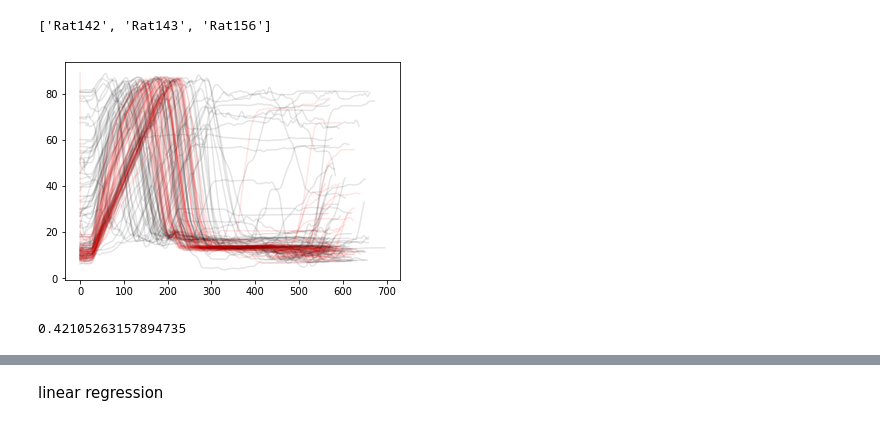
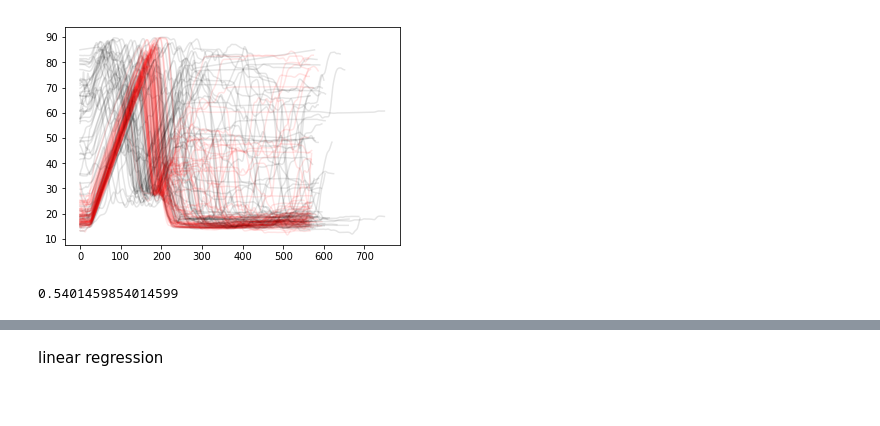
Before and after one commit to AtMostafa/2020-striatal-function, a Jupyter notebook: _experimental/TestNotebook.ipynb, the cells around one changed output, grey strips where cells are left out. Drawn from its saved outputs; the diff is of its cells as text; code cells hidden in the pictures.

```diff
--- a/_experimental/TestNotebook.ipynb
+++ b/_experimental/TestNotebook.ipynb
@@ -58,15 +58,13 @@ profile={'Type':'Good',
          'rewardType':'Progressive',
 #          'initialSpeed':'10',
 #          'Speed':['10'],
-         'Tag':'Late-Lesion_DMS-NoTimeout'
+         'Tag':'Late-Lesion_VS'
          }
 
 animalList=batch_get_animal_list(root,profile)
 print(animalList)
-# %% [output]
-['Rat142', 'Rat143', 'Rat156']
 # %%
-def sequential_trials(data, xFront=20, xBackMin=40):
+def sequential_trials(data, xFront=30, xBackMin=50):
     detect_trial_end(data,trials=data.position.keys())
     cs=int(data.cameraSamplingRate)
     beamOff=scipy.stats.mode(read_file(data,paramName="consider beam state after (s)",valueType=float
@@ -85,7 +83,7 @@ def sequential_trials(data, xFront=20, xBackMin=40):
         if np.isnan(data.entranceTime[trial]) or data.entranceTime[trial]==data.maxTrialDuration[trial]:
             continue
 
-        trialPos=pos[trialStart:data.indexEndTrial[trial]]
+        trialPos=pos[trialStart:trialStart+int(cs*data.entranceTime[trial])]
 
         #moving a sufficiently backward!
         if trialPos.max() < xBackMin:
@@ -107,9 +105,9 @@ def sequential_trials(data, xFront=20, xBackMin=40):
 
     return np.array(seqTrial),np.array(fireTime)
 # %%
-session='Rat267_2018_09_03_11_38'
+session='Rat265_2018_07_13_14_39'
 data=Data(root,session[:6],session,param=param,redoPreprocess=False, saveAsPickle=False);
-a,b=sequential_trials(data)
+a,b=sequential_trials(data, xFront=30, xBackMin=50)
 # %%
 plt.close('all')
 
@@ -129,15 +127,15 @@ for trial in data.position:
 # %%
 ax=plt.axes()
 for trial in data.position:
     if trial in a:
         c='r'
-    else: c='k'
-    ax.plot(data.position[trial],c,alpha=.1)
+    else: c=[0,0,0,0]
+    ax.plot(data.position[trial],color=c,alpha=.1)
 # %% [output]
-[figure, old version]
+[figure, new version]
 # %%
 len(a)/data.nTrial
 # %% [output]
-0.42105263157894735
+0.5401459854014599
 # %%
 plt.hist(b,30)
```
Also changed, not shown: parts of 4 cells of this notebook.
